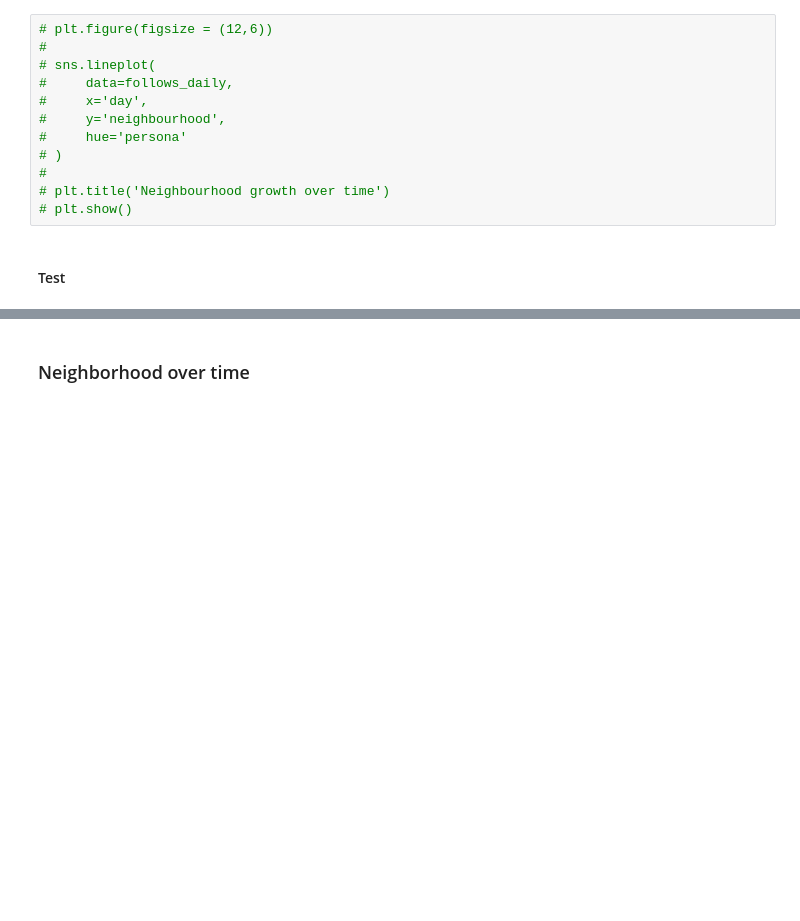
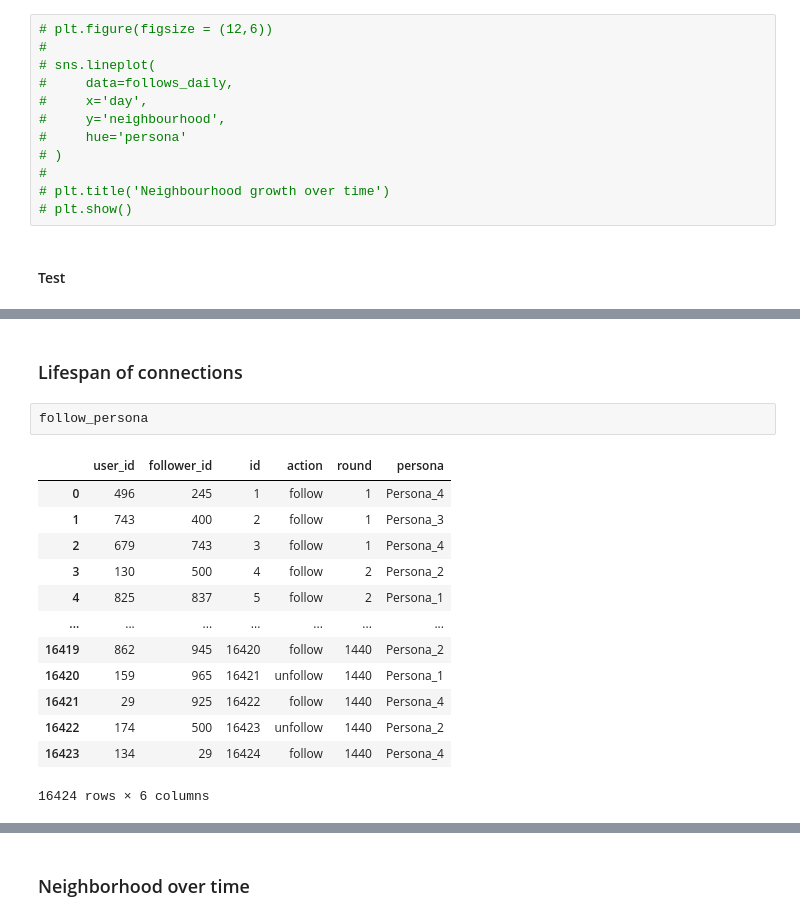
Before and after one commit to MagdalenaWilk/Personality-Driven_Behaviour_in_Synthetic_Social_Networks, a Jupyter notebook: analysis_set1_unfollow.ipynb, the cells around one changed output, grey strips where cells are left out. Drawn from its saved outputs; the diff is of its cells as text; blank space fills up the shorter version.

```diff
--- a/analysis_set1_unfollow.ipynb
+++ b/analysis_set1_unfollow.ipynb
@@ -248,0 +249,18 @@ Days: 60.0
+# %% [markdown]
+### Lifespan of connections
+# %%
+follow_persona
+# %% [output]
+|  | user_id | follower_id | id | action | round | persona |
+| 0 | 496 | 245 | 1 | follow | 1 | Persona_4 |
+| 1 | 743 | 400 | 2 | follow | 1 | Persona_3 |
+| 2 | 679 | 743 | 3 | follow | 1 | Persona_4 |
+| 3 | 130 | 500 | 4 | follow | 2 | Persona_2 |
+| 4 | 825 | 837 | 5 | follow | 2 | Persona_1 |
+| ... | ... | ... | ... | ... | ... | ... |
+| 16419 | 862 | 945 | 16420 | follow | 1440 | Persona_2 |
+| 16420 | 159 | 965 | 16421 | unfollow | 1440 | Persona_1 |
+| 16421 | 29 | 925 | 16422 | follow | 1440 | Persona_4 |
+| 16422 | 174 | 500 | 16423 | unfollow | 1440 | Persona_2 |
+| 16423 | 134 | 29 | 16424 | follow | 1440 | Persona_4 |
+16424 rows × 6 columns
```
Also changed, not shown: parts of 17 cells of this notebook, 2 other files.
